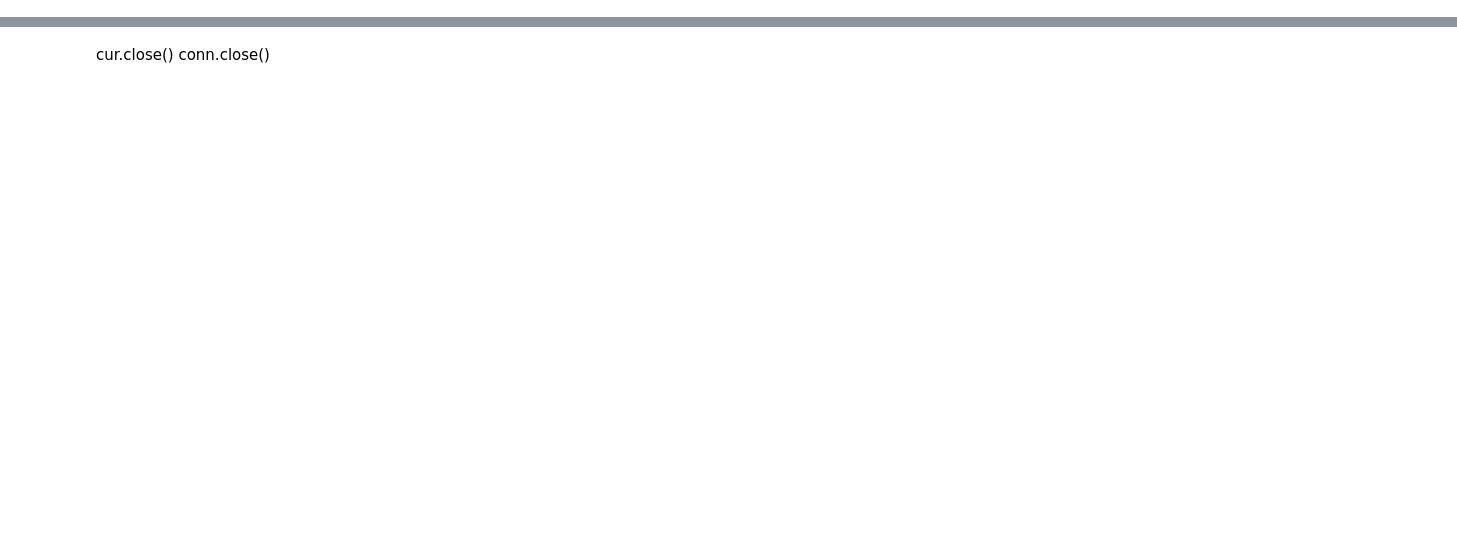
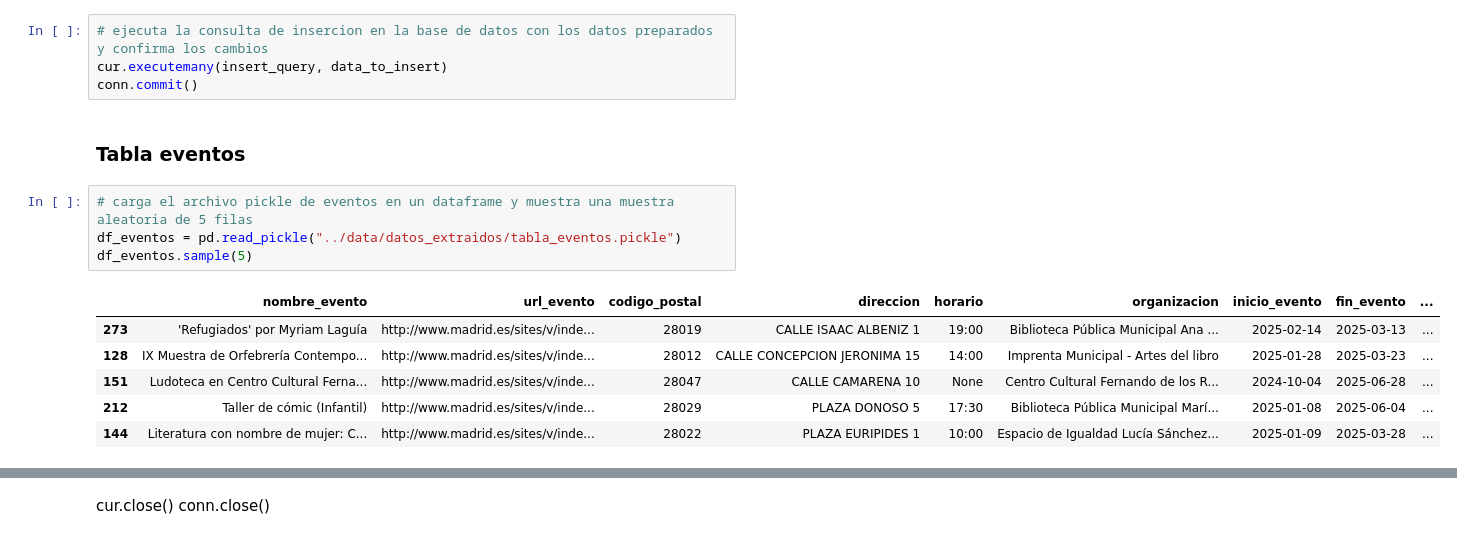
Before and after one commit to raquelscv/Proyecto-ETL, a Jupyter notebook: jupyters/carga.ipynb, the cells around one changed output, grey strips where cells are left out. Cells and saved outputs as stored; diff of their text form; blank space fills up the shorter version.

```diff
--- a/jupyters/carga.ipynb
+++ b/jupyters/carga.ipynb
@@ -249,0 +53,17 @@ conn.commit()
+# %%
+# ejecuta la consulta de insercion en la base de datos con los datos preparados y confirma los cambios
+cur.executemany(insert_query, data_to_insert)
+conn.commit()
+# %% [markdown]
+### Tabla eventos
+# %%
+# carga el archivo pickle de eventos en un dataframe y muestra una muestra aleatoria de 5 filas
+df_eventos = pd.read_pickle("../data/datos_extraidos/tabla_eventos.pickle")
+df_eventos.sample(5)
+# %% [output]
+|  | nombre_evento | url_evento | codigo_postal | direccion | horario | organizacion | inicio_evento | fin_evento | ... |
+| 273 | 'Refugiados' por Myriam Laguía | http://www.madrid.es/sites/v/inde... | 28019 | CALLE ISAAC ALBENIZ 1 | 19:00 | Biblioteca Pública Municipal Ana ... | 2025-02-14 | 2025-03-13 | ... |
+| 128 | IX Muestra de Orfebrería Contempo... | http://www.madrid.es/sites/v/inde... | 28012 | CALLE CONCEPCION JERONIMA 15 | 14:00 | Imprenta Municipal - Artes del libro | 2025-01-28 | 2025-03-23 | ... |
+| 151 | Ludoteca en Centro Cultural Ferna... | http://www.madrid.es/sites/v/inde... | 28047 | CALLE CAMARENA 10 | None | Centro Cultural Fernando de los R... | 2024-10-04 | 2025-06-28 | ... |
+| 212 | Taller de cómic (Infantil) | http://www.madrid.es/sites/v/inde... | 28029 | PLAZA DONOSO 5 | 17:30 | Biblioteca Pública Municipal Marí... | 2025-01-08 | 2025-06-04 | ... |
+| 144 | Literatura con nombre de mujer: C... | http://www.madrid.es/sites/v/inde... | 28022 | PLAZA EURIPIDES 1 | 10:00 | Espacio de Igualdad Lucía Sánchez... | 2025-01-09 | 2025-03-28 | ... |
```
Also changed, not shown: parts of 53 cells of this notebook, 2 other files.
